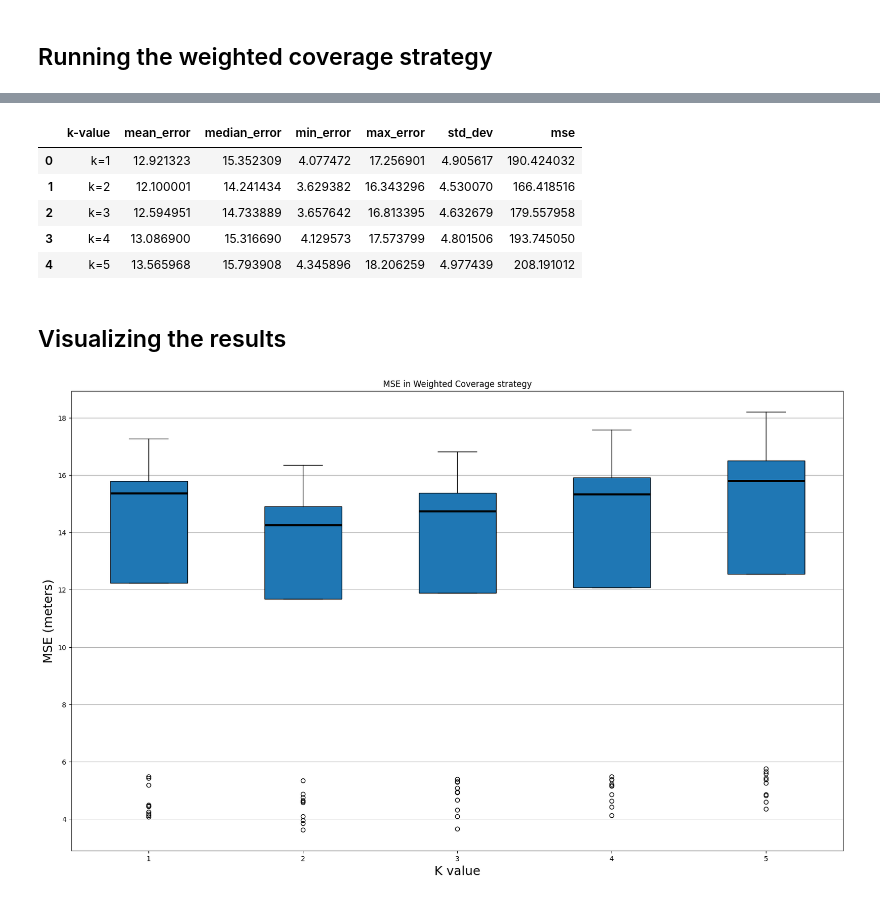
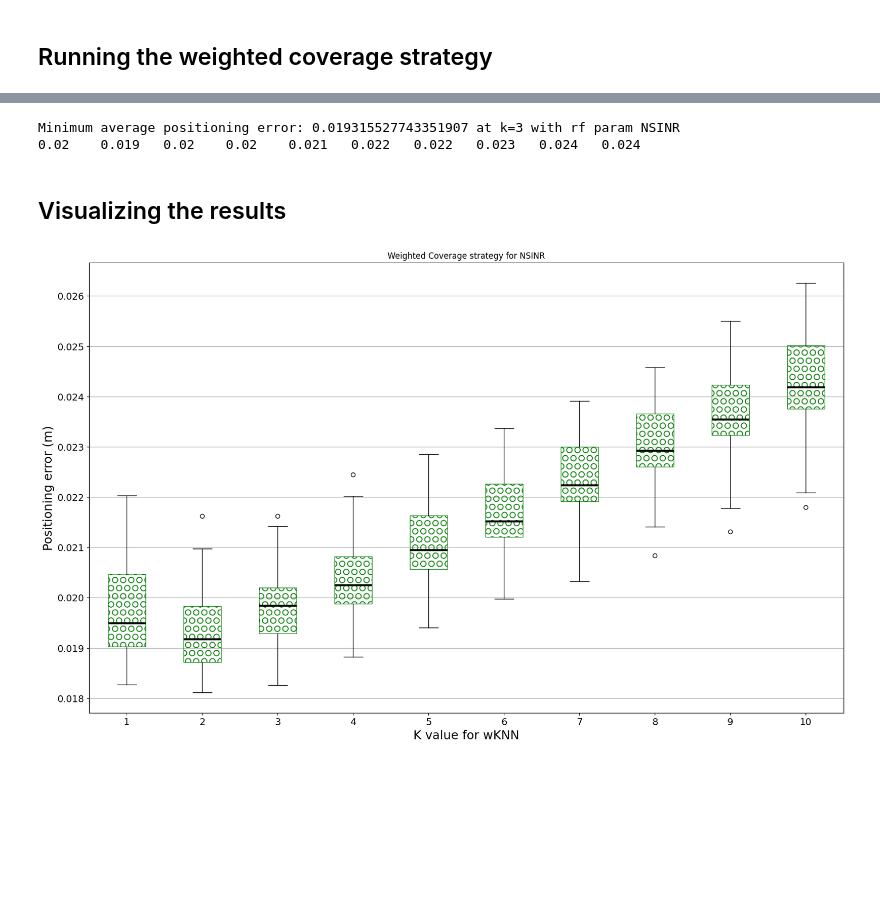
Before and after one commit to Andreas-Espelund/5G_localization, a Jupyter notebook: Main.ipynb, the cells around one changed output, grey strips where cells are left out. Saved outputs shown, nothing was run; the diff lists cells and outputs as text; code cells hidden in the pictures; blank space fills up the shorter version.

Commit message:
Fixed unique npci and improved performance

```diff
--- a/Main.ipynb
+++ b/Main.ipynb
@@ -3,8 +3,10 @@
 # %% [markdown]
 ## Read matlab files to dataframes
 # %%
+
 import concurrent.futures
 import os
+import time
 
 import numpy as np
 import pandas as pd
@@ -12,13 +14,25 @@ import tqdm
 
 from scripts.data_loader import load_matlab_file_as_df
 from scripts.plotting import make_boxplot
-from scripts.utils import compute_metrics, RF_PARAM
+from scripts.utils import compute_metrics, RF_PARAM, extract_unique_npcis
 from scripts.weighted_coverage import run_weighted_coverage
 
 # source file
 BASE_DIR = "data/"
 FULL_DATA_SET = "Campaign_data_NBIoT_1_2_3_4_5_6_interpolated_smoothed.mat"
 filename = os.path.join(BASE_DIR, FULL_DATA_SET)
+random_seed = 42  # for reproducability
+
+#np.random.seed(random_seed)
+
+# Parameters
+rf_param = RF_PARAM.NSINR
+operator_choice = np.array([1, 10])
+n_runs = 40
+k_max = 10
+
+# seed numpy random
+np.random.seed(random_seed)
 
 # load the dataset as pandas dataframe
 df = load_matlab_file_as_df(
@@ -26,19 +40,21 @@ df = load_matlab_file_as_df(
     dataset='dataSet_smooth',  # dataSet, dataSet_interp or dataSet_smooth
     usecols=['lat', 'lng', 'measurements_matrix']
 )
-
-np.random.seed(42)  # For reproducibility
 # %% [markdown]
 ## Running the weighted coverage strategy
 # %%
-n_runs = 40
-k_max = 5
+
+print(f'Running wKNN with max-k = {k_max}, over {n_runs} runs param {rf_param.value}')
 # Initialize a list to store the average errors
-print(f'Running wknn with max-k = {k_max}, over {n_runs} runs')
 errors = []
 tp_est_locations = []
+
+start_time = time.time()
+unique_npcis = extract_unique_npcis(df, operator_choice)
+
 with concurrent.futures.ThreadPoolExecutor() as executor:
-    futures = [executor.submit(run_weighted_coverage, df, RF_PARAM.NSINR, k_max) for _ in range(n_runs)]
+    futures = [executor.submit(run_weighted_coverage, df, rf_param, k_max, unique_npcis)
+               for n in range(n_runs)]
 
     for i, future in tqdm.tqdm(enumerate(concurrent.futures.as_completed(futures)), total=n_runs):
         tp_est_location, k_avg_error = future.result()
@@ -47,4 +63,9 @@ with concurrent.futures.ThreadPoolExecutor() as executor:
 
 errors_df = pd.DataFrame(errors)
 computed_errors_df = compute_metrics(errors_df)
+
+end_time = time.time()
+
+execution_time = end_time - start_time
+print(f"Execution time: {execution_time:.2f} seconds")
 # %% [output]
@@ -72,15 +74,24 @@ errors_df
-# %%
-computed_errors_df
-# %% [output]
-|  | k-value | mean_error | median_error | min_error | max_error | std_dev | mse |
-| 0 | k=1 | 12.921323 | 15.352309 | 4.077472 | 17.256901 | 4.905617 | 190.424032 |
-| 1 | k=2 | 12.100001 | 14.241434 | 3.629382 | 16.343296 | 4.530070 | 166.418516 |
-| 2 | k=3 | 12.594951 | 14.733889 | 3.657642 | 16.813395 | 4.632679 | 179.557958 |
-| 3 | k=4 | 13.086900 | 15.316690 | 4.129573 | 17.573799 | 4.801506 | 193.745050 |
-| 4 | k=5 | 13.565968 | 15.793908 | 4.345896 | 18.206259 | 4.977439 | 208.191012 |
+# %%
+# Compute the average error for each k value across all runs
+average_errors = errors_df.mean(axis=0)
+
+# Find the minimum average positioning error and the corresponding k value
+min_avg_error = average_errors.min()
+best_k = average_errors.idxmin() + 1  # idxmin() returns the index, add 1 to get the k value
+
+print(f"Minimum average positioning error: {min_avg_error} at k={best_k} with rf param {rf_param.value}")
+
+a = average_errors.round(3).apply(str)
+
+res = "\t".join(a)
+
+print(res)
+# %% [output]
+Minimum average positioning error: 0.019315527743351907 at k=3 with rf param NSINR
+0.02    0.019   0.02    0.02    0.021   0.022   0.022   0.023   0.024   0.024
 # %% [markdown]
 ## Visualizing the results
 # %%
-make_boxplot(errors_df)
+make_boxplot(errors_df, f'Weighted Coverage strategy for {rf_param.value}', 'K value for wKNN', 'Positioning error (m)')
 # %% [output]
-[figure, old version]
+[figure, new version]
```
Also changed, not shown: parts of 5 cells of this notebook, 4 other files.
